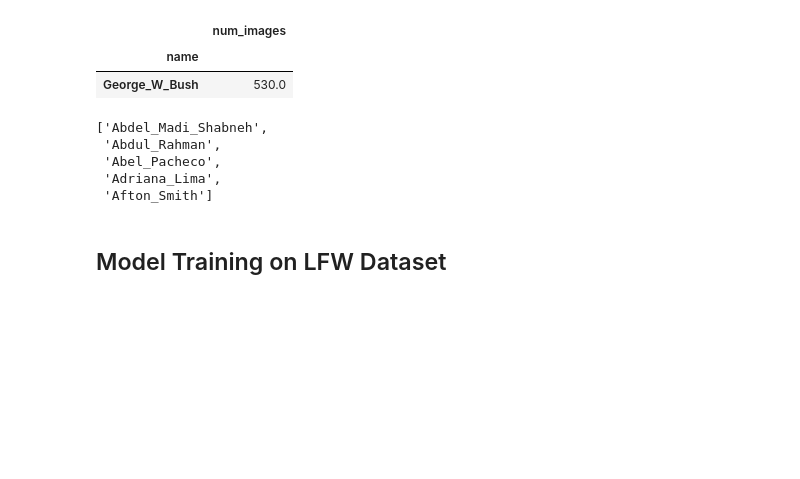
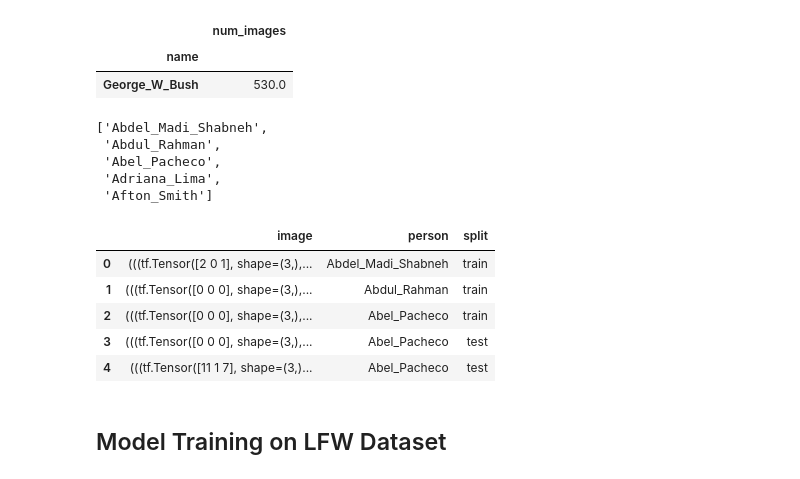
Before and after one commit to Dark-eXe/dsci565-face-authentication, a Jupyter notebook: src/Implementation.ipynb, the cells around one changed output. Saved outputs shown, nothing was run; the diff lists cells and outputs as text; code cells hidden in the pictures; blank space fills up the shorter version.

Commit message:
Implement train/test split and X,y data setup

```diff
--- a/src/Implementation.ipynb
+++ b/src/Implementation.ipynb
@@ -208,6 +208,26 @@ people["images"] = image_col
 # %%
 # num_images == len(images) for each person
 assert ([len(x) for x in people["images"]] == people["num_images"].values).all()
+# %%
+dataset = [] # element: (image, person, train or test)
+for person in people.iterrows():
+    person = person[1]
+    image_list = person["images"]
+    num_images = len(image_list)
+    for i in range(num_images):
+        image = image_list[i]
+        element = [image, person.name, "train" if i==0 else "test"]
+        dataset.append(element)
+dataset = pd.DataFrame(dataset, columns=["image", "person", "split"])
+# %%
+dataset.head()
+# %% [output]
+|  | image | person | split |
+| 0 | (((tf.Tensor([2 0 1], shape=(3,),... | Abdel_Madi_Shabneh | train |
+| 1 | (((tf.Tensor([0 0 0], shape=(3,),... | Abdul_Rahman | train |
+| 2 | (((tf.Tensor([0 0 0], shape=(3,),... | Abel_Pacheco | train |
+| 3 | (((tf.Tensor([0 0 0], shape=(3,),... | Abel_Pacheco | test |
+| 4 | (((tf.Tensor([11 1 7], shape=(3,)... | Abel_Pacheco | test |
 # %% [markdown]
 ## Model Training on LFW Dataset
 # %% [markdown]
```
Also changed, not shown: parts of 4 cells of this notebook.
